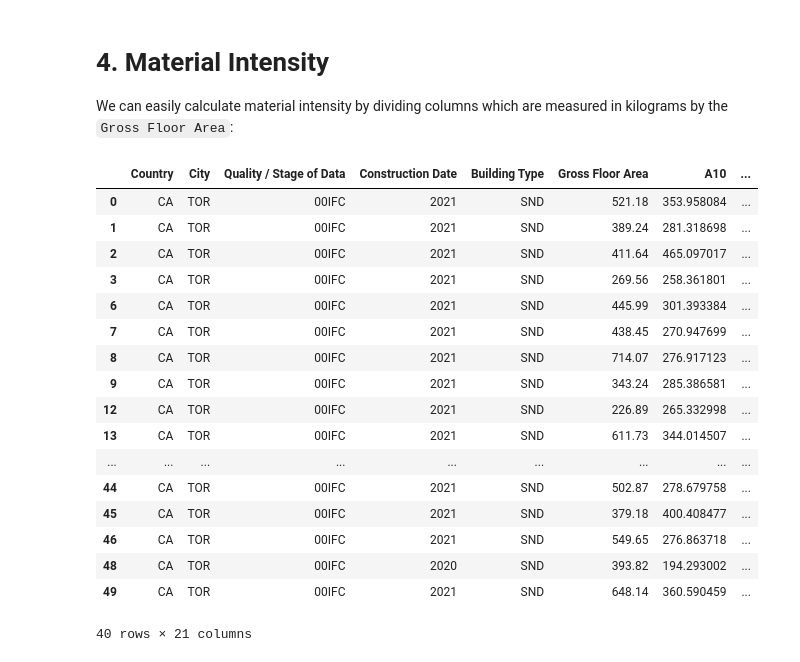
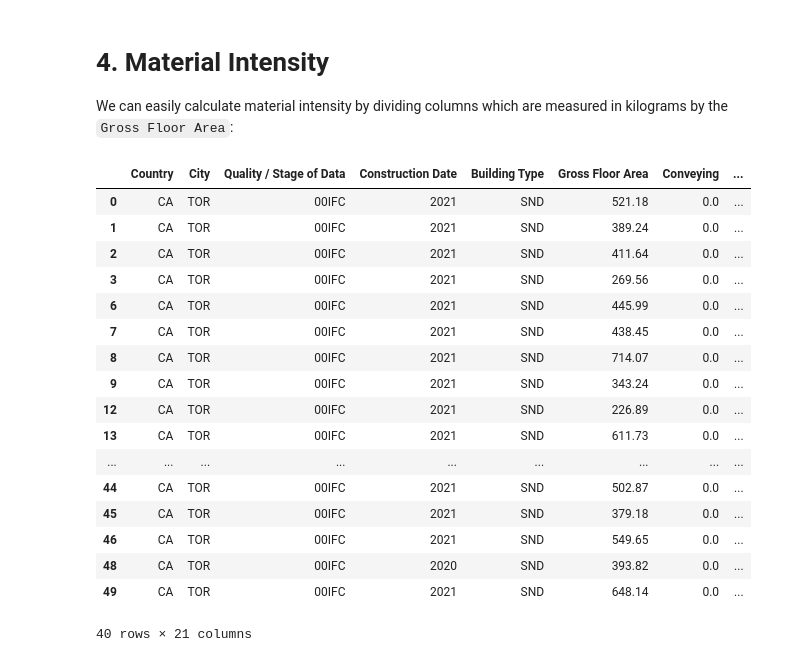
Before and after one commit to alexwolson/A-Construction-Classification-System-Database-for-Understanding-Resource-Use-in-Buildings, a Jupyter notebook: Sample Code/Sample.ipynb, the cells around one changed output. Cells and saved outputs as stored; diff of their text form; code cells hidden in the pictures.

```diff
--- a/Sample Code/Sample.ipynb
+++ b/Sample Code/Sample.ipynb
@@ -18,3 +19,6 @@ headings = ['Building Identifier',
 df = pd.read_excel('../Dataset/dataset.xlsx',header=1,usecols='B:DWO')
 # %%
 mapper = pd.read_excel('../Conversion/Mapping material names_20210324.xlsx',header=2,usecols='B:U').replace(r'\n','', regex=True)
+# %%
+name_conversion = pd.read_csv('name_conversion.csv')
+building_name_conversion = pd.read_csv('building_type_name_conversion.csv')
@@ -21,3 +27,5 @@ mapper = pd.read_excel('../Conversion/Mapping material names_20210324.xlsx',head
+# %%
+name_map = {k.Code:k.Category for _,k in name_conversion.iterrows()}
 # %%
 additional_categories_map = {v:k for k,v in {
     'Continuous Footings':'0CF',
@@ -285,24 +345,24 @@ We can easily calculate material intensity by dividing columns which are measure
 kilogram_columns = [d for d in df.columns if 'kg' in d]
 df_mi = df[kilogram_columns].div(df['Gross Floor Area'],axis=0)
 # %%
-f = lambda x: re.split('[_\.\ ]',x)[1][0:3]
+f = lambda x: name_map[re.split('[_\.\ ]',x)[1][0:3]]
 pd.concat([df[headings[1:]],df_mi[kilogram_columns].groupby(f,axis=1).sum()],axis=1)[df['Building Type'] == 'SND']
 # %% [output]
-|  | Country | City | Quality / Stage of Data | Construction Date | Building Type | Gross Floor Area | A10 | ... |
-| 0 | CA | TOR | 00IFC | 2021 | SND | 521.18 | 353.958084 | ... |
-| 1 | CA | TOR | 00IFC | 2021 | SND | 389.24 | 281.318698 | ... |
-| 2 | CA | TOR | 00IFC | 2021 | SND | 411.64 | 465.097017 | ... |
-| 3 | CA | TOR | 00IFC | 2021 | SND | 269.56 | 258.361801 | ... |
-| 6 | CA | TOR | 00IFC | 2021 | SND | 445.99 | 301.393384 | ... |
-| 7 | CA | TOR | 00IFC | 2021 | SND | 438.45 | 270.947699 | ... |
-| 8 | CA | TOR | 00IFC | 2021 | SND | 714.07 | 276.917123 | ... |
-| 9 | CA | TOR | 00IFC | 2021 | SND | 343.24 | 285.386581 | ... |
-| 12 | CA | TOR | 00IFC | 2021 | SND | 226.89 | 265.332998 | ... |
-| 13 | CA | TOR | 00IFC | 2021 | SND | 611.73 | 344.014507 | ... |
+|  | Country | City | Quality / Stage of Data | Construction Date | Building Type | Gross Floor Area | Conveying | ... |
+| 0 | CA | TOR | 00IFC | 2021 | SND | 521.18 | 0.0 | ... |
+| 1 | CA | TOR | 00IFC | 2021 | SND | 389.24 | 0.0 | ... |
+| 2 | CA | TOR | 00IFC | 2021 | SND | 411.64 | 0.0 | ... |
+| 3 | CA | TOR | 00IFC | 2021 | SND | 269.56 | 0.0 | ... |
+| 6 | CA | TOR | 00IFC | 2021 | SND | 445.99 | 0.0 | ... |
+| 7 | CA | TOR | 00IFC | 2021 | SND | 438.45 | 0.0 | ... |
+| 8 | CA | TOR | 00IFC | 2021 | SND | 714.07 | 0.0 | ... |
+| 9 | CA | TOR | 00IFC | 2021 | SND | 343.24 | 0.0 | ... |
+| 12 | CA | TOR | 00IFC | 2021 | SND | 226.89 | 0.0 | ... |
+| 13 | CA | TOR | 00IFC | 2021 | SND | 611.73 | 0.0 | ... |
 | ... | ... | ... | ... | ... | ... | ... | ... | ... |
-| 44 | CA | TOR | 00IFC | 2021 | SND | 502.87 | 278.679758 | ... |
-| 45 | CA | TOR | 00IFC | 2021 | SND | 379.18 | 400.408477 | ... |
-| 46 | CA | TOR | 00IFC | 2021 | SND | 549.65 | 276.863718 | ... |
-| 48 | CA | TOR | 00IFC | 2020 | SND | 393.82 | 194.293002 | ... |
-| 49 | CA | TOR | 00IFC | 2021 | SND | 648.14 | 360.590459 | ... |
+| 44 | CA | TOR | 00IFC | 2021 | SND | 502.87 | 0.0 | ... |
+| 45 | CA | TOR | 00IFC | 2021 | SND | 379.18 | 0.0 | ... |
+| 46 | CA | TOR | 00IFC | 2021 | SND | 549.65 | 0.0 | ... |
+| 48 | CA | TOR | 00IFC | 2020 | SND | 393.82 | 0.0 | ... |
+| 49 | CA | TOR | 00IFC | 2021 | SND | 648.14 | 0.0 | ... |
 40 rows × 21 columns
```
Also changed, not shown: parts of 22 cells of this notebook, 3 other files.
